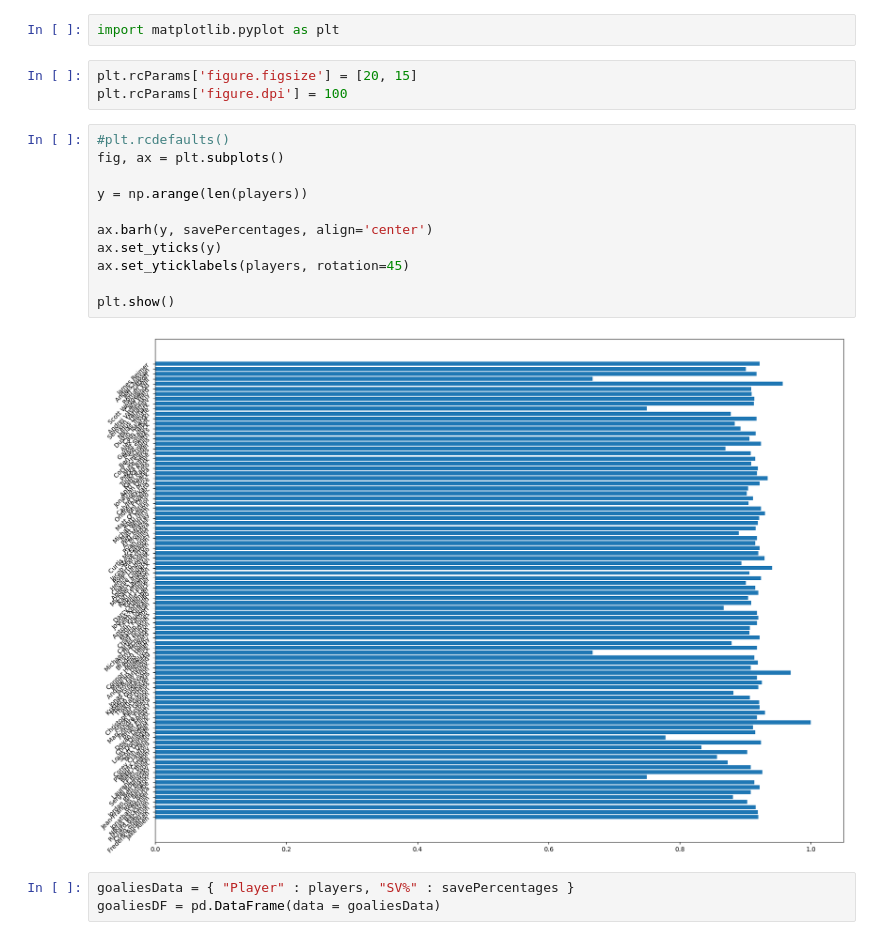
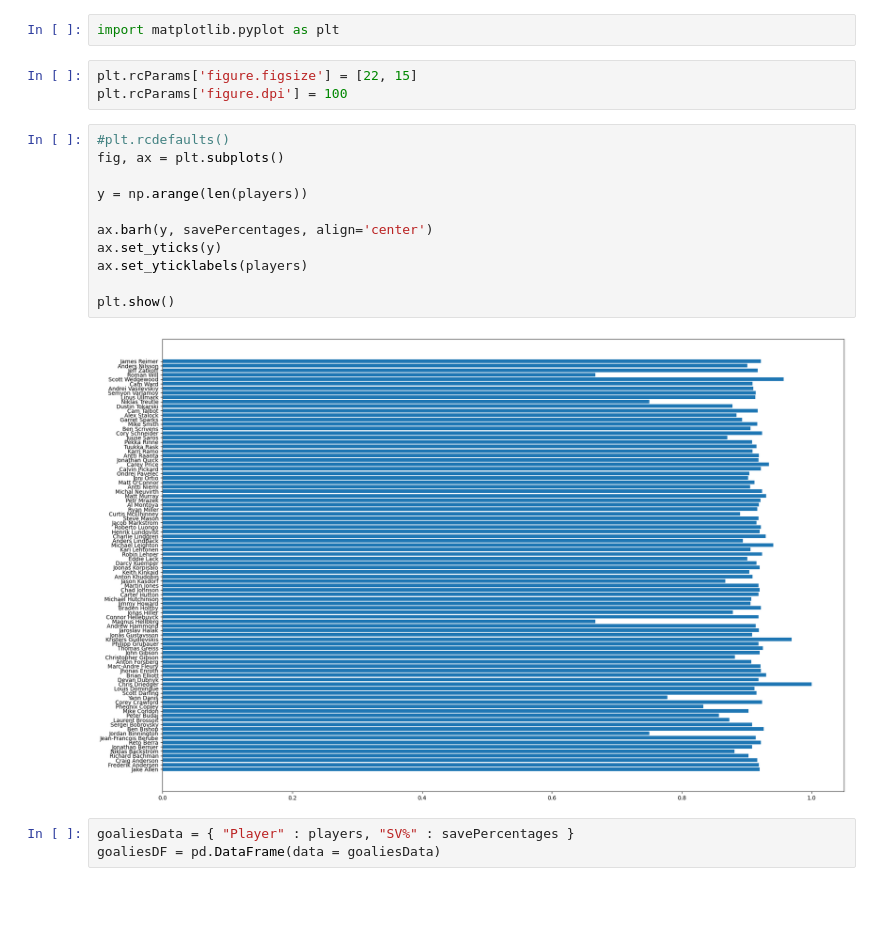
Before and after one commit to Jawing/ift6758-project-template-main, a Jupyter notebook: binulal.ipynb, the cells around one changed output. Cells and saved outputs as stored; diff of their text form; blank space fills up the shorter version.

```diff
--- a/binulal.ipynb
+++ b/binulal.ipynb
@@ -70,21 +70,21 @@ len(players)
 # %%
 import matplotlib.pyplot as plt
 # %%
-plt.rcParams['figure.figsize'] = [20, 15]
+plt.rcParams['figure.figsize'] = [22, 15]
 plt.rcParams['figure.dpi'] = 100
 # %%
 #plt.rcdefaults()
 fig, ax = plt.subplots()
 
 y = np.arange(len(players))
 
 ax.barh(y, savePercentages, align='center')
 ax.set_yticks(y)
-ax.set_yticklabels(players, rotation=45)
+ax.set_yticklabels(players)
 
 plt.show()
 # %% [output]
-[figure, old version]
+[figure, new version]
 # %%
 goaliesData = { "Player" : players, "SV%" : savePercentages }
 goaliesDF = pd.DataFrame(data = goaliesData)
```
Also changed, not shown: parts of 7 cells of this notebook.
